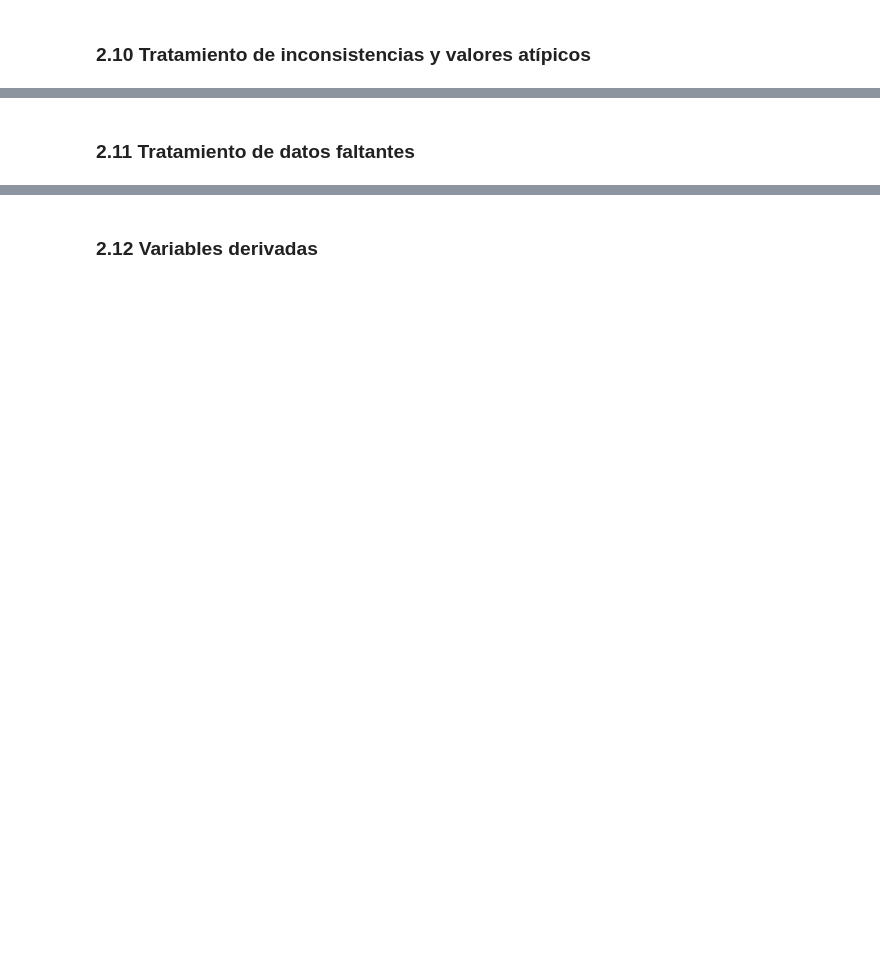
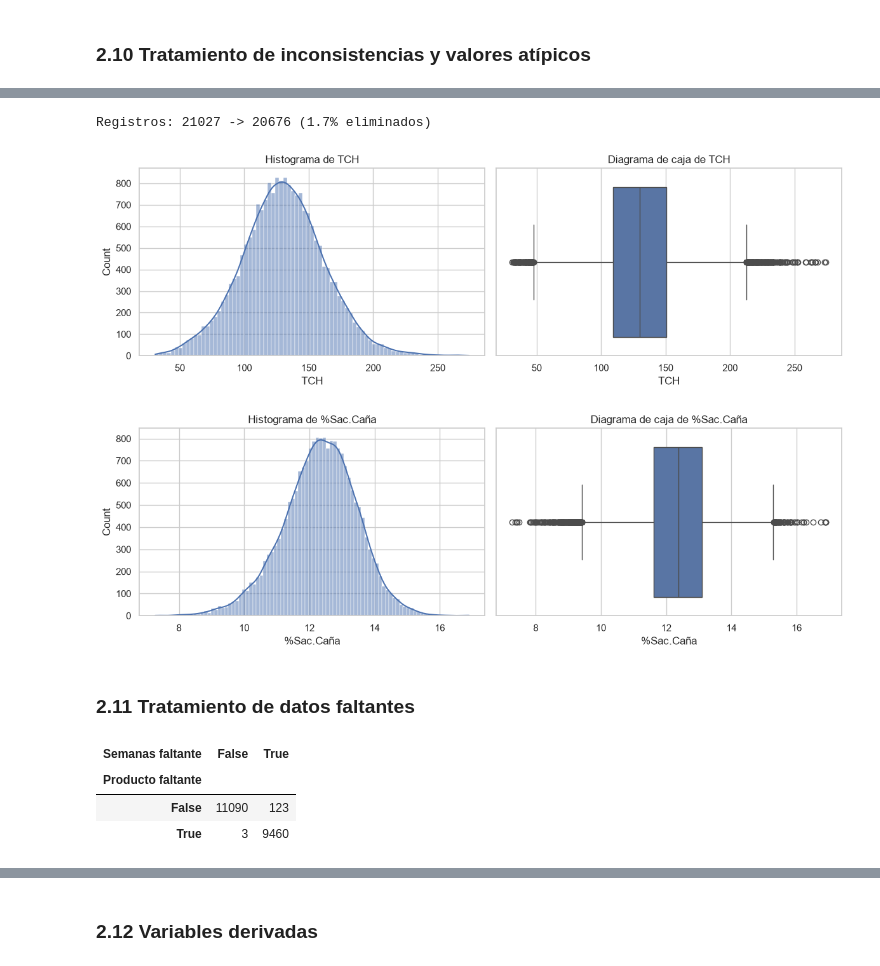
Before and after one commit to Sammmy1911/TallerAPO_Sweet, a Jupyter notebook: SweetLearning.ipynb, the cells around one changed output, grey strips where cells are left out. Saved outputs shown, nothing was run; the diff lists cells and outputs as text; code cells hidden in the pictures; blank space fills up the shorter version.

```diff
--- a/SweetLearning.ipynb
+++ b/SweetLearning.ipynb
@@ -601,2 +671,51 @@ Aunque la mayoría de las correlaciones son bajas o moderadas, estos resultados
+# %%
+LLUVIAS = ["Lluvias Ciclo", "Lluvias 0 -3", "Lluvias tres a seis", "Lluvias seis a nueve",
+           "Luvias 9 -FC", "Lluvias (2 Meses Ant.)"]
+
+
+def limites_iqr(serie, factor=3):
+    # Regla de Tukey con factor 3: solo marca los valores muy extremos
+    q1, q3 = serie.quantile([0.25, 0.75])
+    return q1 - factor * (q3 - q1), q3 + factor * (q3 - q1)
+
+
+def limpiar_historico(df):
+    df = df.copy()
+    n_inicial = len(df)
+
+    # Textos inconsistentes (ej. "ip05" vs "IP05", espacios al final)
+    for col in ["Zona", "Suelo", "Variedad"]:
+        df[col] = df[col].str.upper().str.strip()
+
+    # Valores imposibles -> faltante
+    df.loc[(df["Semanas mad."] < 0) | (df["Semanas mad."] > 30), "Semanas mad."] = np.nan
+    df.loc[df["Lluvias Ciclo"] == 0, LLUVIAS] = np.nan
+
+    # Registros que no representan una cosecha comercial normal
+    df = df[df["Destino 1=Semilla"] == 0]
+    df = df[df["Edad Ult Cos"].between(6, 24)]
+    df = df[df["TCH"].between(30, limites_iqr(df["TCH"])[1])]
+    inferior, superior = limites_iqr(df["%Sac.Caña"].dropna())
+    df = df[df["%Sac.Caña"].isna() | df["%Sac.Caña"].between(inferior, superior)]
+
+    print(f"Registros: {n_inicial} -> {len(df)} ({(n_inicial - len(df)) / n_inicial:.1%} eliminados)")
+    return df
+
+
+historico_limpio = limpiar_historico(historico_eda)
+analizar_distribuciones(historico_limpio, ["TCH", "%Sac.Caña"], "Histórico limpio")
+# %% [output]
+Registros: 21027 -> 20676 (1.7% eliminados)
+[figure, added]
+[figure, added]
 # %% [markdown]
 ### 2.11 Tratamiento de datos faltantes
+# %%
+# Si no hay producto madurante, tampoco hay semanas de maduración: la suerte no se maduró
+display(pd.crosstab(historico_limpio["Producto"].isna(), historico_limpio["Semanas mad."].isna(),
+                    rownames=["Producto faltante"], colnames=["Semanas faltante"]))
+# %% [output]
+| Semanas faltante | False | True |
+| Producto faltante |  |  |
+| False | 11090 | 123 |
+| True | 3 | 9460 |
```
Also changed, not shown: parts of 47 cells of this notebook.
